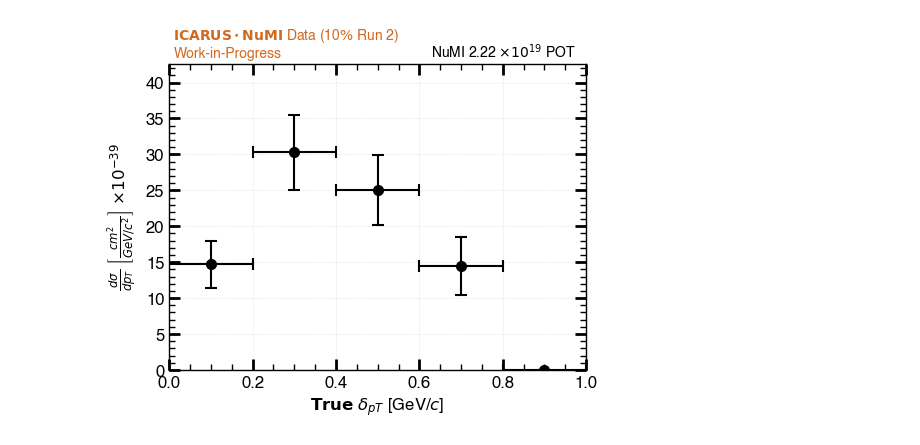
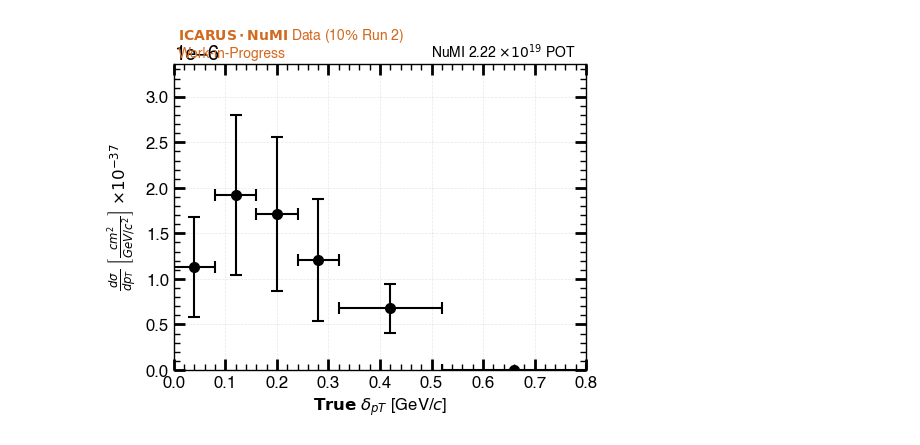
Before and after one commit to rvizarreta/gundam-icarus, a Jupyter notebook: plotXSec.ipynb, the cells around one changed output. Saved outputs shown, nothing was run; the diff lists cells and outputs as text; code cells hidden in the pictures.

```diff
--- a/plotXSec.ipynb
+++ b/plotXSec.ipynb
@@ -40,8 +40,8 @@ def plot_cross_section(filename, hist_path, xlabel, ylabel, bin_edges_labels,
     hist = file[hist_path]
 
     # Extract bin values and errors
-    bin_values = hist.values()*1e39
-    bin_errors = hist.errors()*1e39
+    bin_values = hist.values()*1e37
+    bin_errors = hist.errors()*1e37
 
     # Calculate bin centers from provided bin edges
     bin_edges_array = np.array(bin_edges_labels)
@@ -77,8 +77,8 @@ def plot_cross_section(filename, hist_path, xlabel, ylabel, bin_edges_labels,
     ax.set_ylim(y_min, y_max)
 
     # Set x-axis ticks at bin edges
-    ax.set_xticks(bin_edges_array)
-    ax.set_xticklabels([f'{x:.1f}' for x in bin_edges_array], fontsize=10)
+    #ax.set_xticks(bin_edges_array)
+    #ax.set_xticklabels([f'{x:.1f}' for x in bin_edges_array], fontsize=10)
 
     # Set tick parameters
     ax.tick_params(axis='both', which='major',
@@ -132,13 +132,13 @@ def plot_cross_section(filename, hist_path, xlabel, ylabel, bin_edges_labels,
 # %%
 plot_cross_section(
         filename='/Users/rvizarreta/Library/CloudStorage/GoogleDrive-rvizarreta14@gmail.com/My Drive/🏛 PhD Repository/🚀 Research/🤖 Experiments&Projects/ICARUS/ICARUS_CC0pi_GUNDAM/data/exampleXSec.root',
         hist_path="calcXsec/histograms/TrueDeltaPT_XS_TH1D;1",
         xlabel=r'$\mathbf{True}$ $\delta_{pT}$ [GeV/$c$]',
-        ylabel=r'$\frac{d\sigma}{dp_T}$ $\left[\frac{cm^2}{GeV/c^2}\right]$ $\times 10^{-39}$',
-        bin_edges_labels=[0.0, 0.2, 0.4, 0.6, 0.8, 1.0],
+        ylabel=r'$\frac{d\sigma}{dp_T}$ $\left[\frac{cm^2}{GeV/c^2}\right]$ $\times 10^{-37}$',
+        bin_edges_labels=[0.0, 0.08, 0.16, 0.24, 0.32, 0.52, 0.8],
         title_line1=r'$\bf{ICARUS \cdot NuMI}$ Data (10$\%$ Run 2)' + '\n' + 'Work-in-Progress',
         output_name='TrueDeltaPT_XS_matplotlib.png',
         pot=r'NuMI 2.22 $\times 10^{19}$ POT'
 )
 # %% [output]
-[figure, old version]
+[figure, new version]
```
Also changed, not shown: 1 other file.
